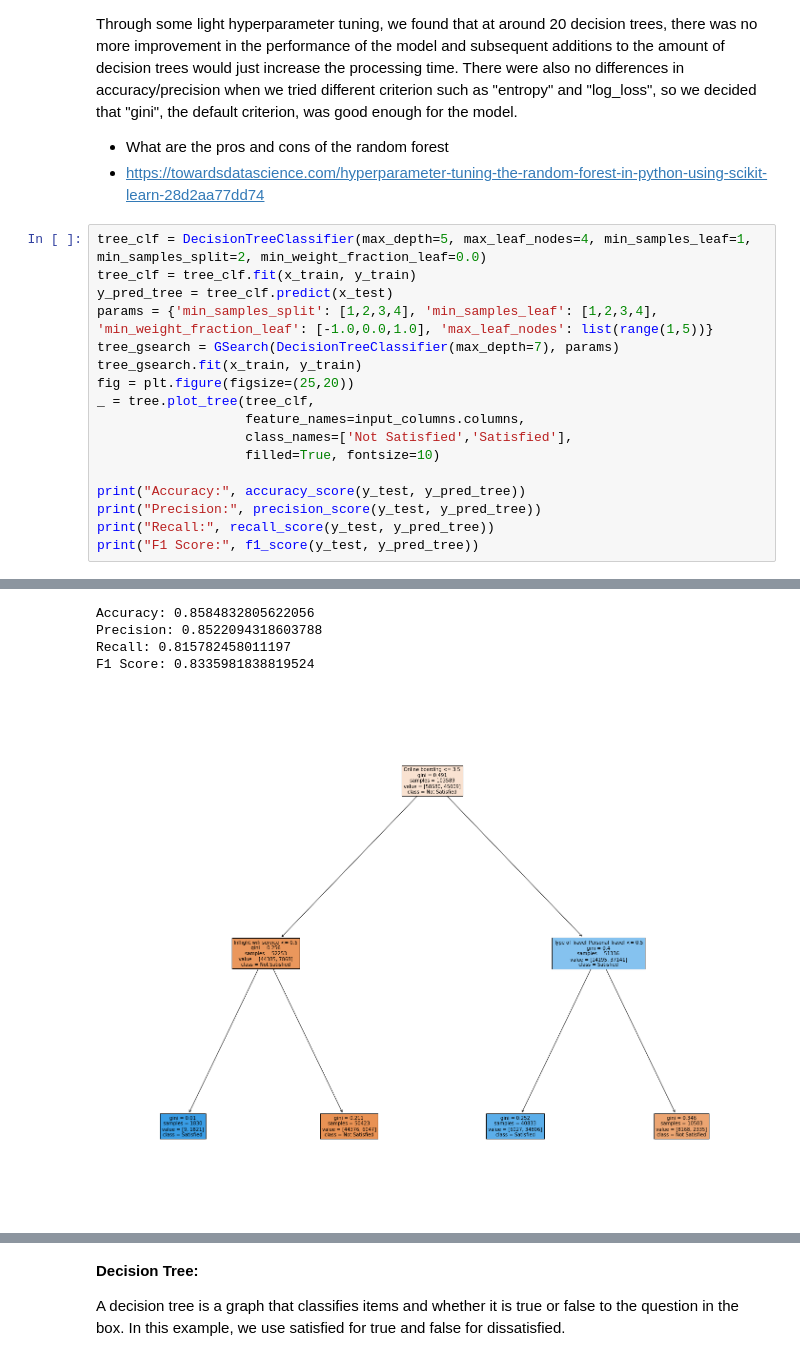
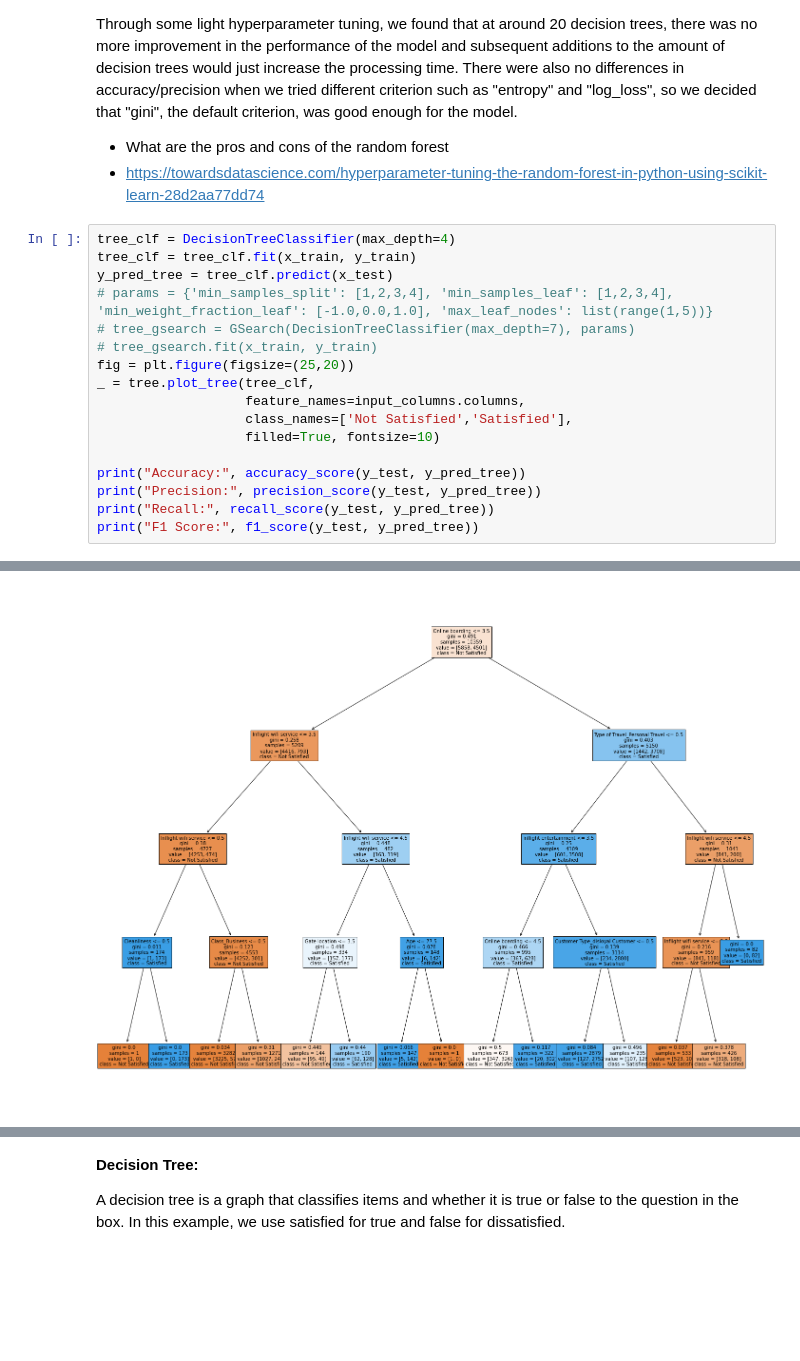
Before and after one commit to AnthonyCampbell208/SC22-BatchB-Frenzied-Physcists, a Jupyter notebook: final_project/knn_model_training-reduced.ipynb, the cells around one changed output, grey strips where cells are left out. Saved outputs shown, nothing was run; the diff lists cells and outputs as text; blank space fills up the shorter version.

```diff
--- a/final_project/knn_model_training-reduced.ipynb
+++ b/final_project/knn_model_training-reduced.ipynb
@@ -213,12 +211,12 @@ A random forest is a model that makes a given number of randomized decision tree
 - What are the pros and cons of the random forest
 - [https://towardsdatascience.com/hyperparameter\-tuning\-the\-random\-forest\-in\-python\-using\-scikit\-learn\-28d2aa77dd74](https://towardsdatascience.com/hyperparameter-tuning-the-random-forest-in-python-using-scikit-learn-28d2aa77dd74)
 # %%
-tree_clf = DecisionTreeClassifier(max_depth=5, max_leaf_nodes=4, min_samples_leaf=1, min_samples_split=2, min_weight_fraction_leaf=0.0)
+tree_clf = DecisionTreeClassifier(max_depth=4)
 tree_clf = tree_clf.fit(x_train, y_train)
 y_pred_tree = tree_clf.predict(x_test)
-params = {'min_samples_split': [1,2,3,4], 'min_samples_leaf': [1,2,3,4], 'min_weight_fraction_leaf': [-1.0,0.0,1.0], 'max_leaf_nodes': list(range(1,5))}
-tree_gsearch = GSearch(DecisionTreeClassifier(max_depth=7), params)
-tree_gsearch.fit(x_train, y_train)
+# params = {'min_samples_split': [1,2,3,4], 'min_samples_leaf': [1,2,3,4], 'min_weight_fraction_leaf': [-1.0,0.0,1.0], 'max_leaf_nodes': list(range(1,5))}
+# tree_gsearch = GSearch(DecisionTreeClassifier(max_depth=7), params)
+# tree_gsearch.fit(x_train, y_train)
 fig = plt.figure(figsize=(25,20))
 _ = tree.plot_tree(tree_clf,
                    feature_names=input_columns.columns,
@@ -250,7 +235,3 @@ Traceback (most recent call last):
-Accuracy: 0.8584832805622056
-Precision: 0.8522094318603788
-Recall: 0.815782458011197
-F1 Score: 0.8335981838819524
-[figure, old version]
+[figure, new version]
 # %%
 tree_gsearch.best_params_
```
Also changed, not shown: parts of 21 cells of this notebook, 40 other files.
